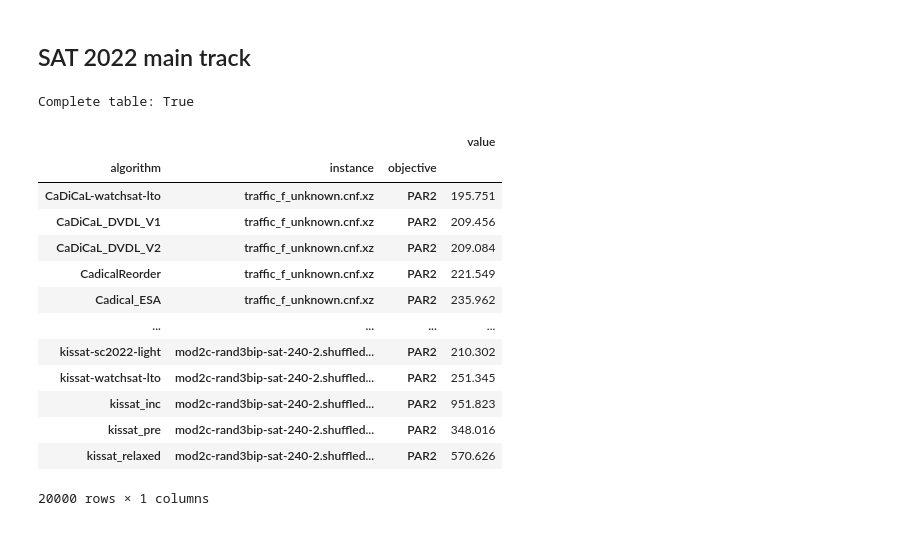
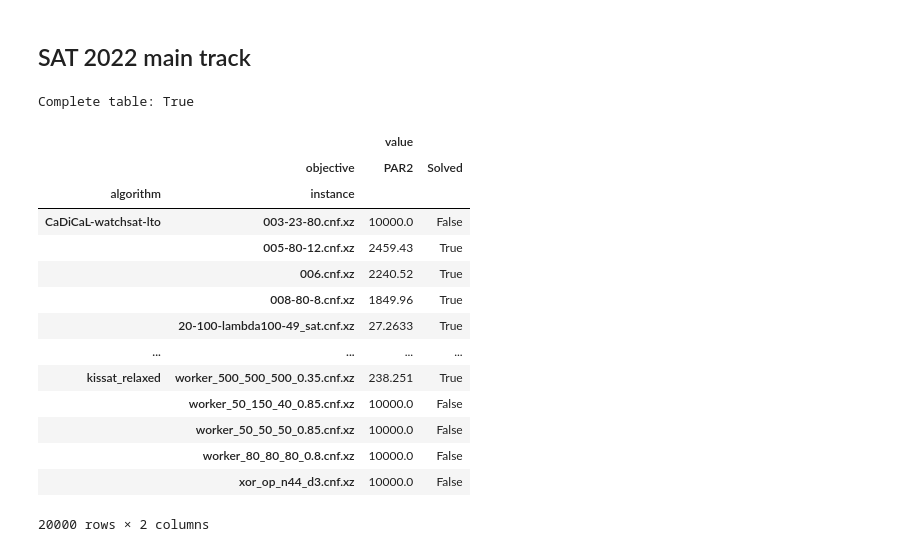
Before and after one commit to jeroenrook/robustranking, a Jupyter notebook: Experiments/main.ipynb, the cells around one changed output. Saved outputs shown, nothing was run; the diff lists cells and outputs as text; code cells hidden in the pictures.

```diff
--- a/Experiments/main.ipynb
+++ b/Experiments/main.ipynb
@@ -65,29 +67,31 @@ comparison.get_ranking()
 # %%
 df = pd.read_csv("./Rundata/sc2022-detailed-results/main-seq.csv")
 del df["verified-result"]
 del df["claimed-result"]
 del df["hash"]
-df["objective"] = "PAR2"
-df = df.set_index(["benchmark", "objective"])
-df = df.stack().reset_index()
+df = df.set_index(["benchmark"])
+df = df.stack().reset_index().rename(columns={"level_1": "algorithm", "benchmark": "instance", 0: "PAR2"})
+df["Solved"] = df["PAR2"] < 10000  # Solved instances
+#df = df.set_index(["algorithm", "instance"])#.stack().reset_index().rename(columns={"level_2": "objective", 0: "value"})
 
 competition = Benchmark()
-competition.from_pandas(df, "level_2", "benchmark", "objective", 0)
+competition.from_pandas(df, "algorithm", "instance", ["PAR2", "Solved"])
 print("Complete table:", competition.check_complete())
-competition.to_pandas()
+competition.to_pandas().unstack("objective")
 # %% [output]
 Complete table: True
-|  |  |  | value |
-| algorithm | instance | objective |  |
-| CaDiCaL-watchsat-lto | traffic_f_unknown.cnf.xz | PAR2 | 195.751 |
-| CaDiCaL_DVDL_V1 | traffic_f_unknown.cnf.xz | PAR2 | 209.456 |
-| CaDiCaL_DVDL_V2 | traffic_f_unknown.cnf.xz | PAR2 | 209.084 |
-| CadicalReorder | traffic_f_unknown.cnf.xz | PAR2 | 221.549 |
-| Cadical_ESA | traffic_f_unknown.cnf.xz | PAR2 | 235.962 |
+|  |  | value |  |
+|  | objective | PAR2 | Solved |
+| algorithm | instance |  |  |
+| CaDiCaL-watchsat-lto | 003-23-80.cnf.xz | 10000.0 | False |
+|  | 005-80-12.cnf.xz | 2459.43 | True |
+|  | 006.cnf.xz | 2240.52 | True |
+|  | 008-80-8.cnf.xz | 1849.96 | True |
+|  | 20-100-lambda100-49_sat.cnf.xz | 27.2633 | True |
 | ... | ... | ... | ... |
-| kissat-sc2022-light | mod2c-rand3bip-sat-240-2.shuffled... | PAR2 | 210.302 |
-| kissat-watchsat-lto | mod2c-rand3bip-sat-240-2.shuffled... | PAR2 | 251.345 |
-| kissat_inc | mod2c-rand3bip-sat-240-2.shuffled... | PAR2 | 951.823 |
-| kissat_pre | mod2c-rand3bip-sat-240-2.shuffled... | PAR2 | 348.016 |
-| kissat_relaxed | mod2c-rand3bip-sat-240-2.shuffled... | PAR2 | 570.626 |
+| kissat_relaxed | worker_500_500_500_0.35.cnf.xz | 238.251 | True |
+|  | worker_50_150_40_0.85.cnf.xz | 10000.0 | False |
+|  | worker_50_50_50_0.85.cnf.xz | 10000.0 | False |
+|  | worker_80_80_80_0.8.cnf.xz | 10000.0 | False |
+|  | xor_op_n44_d3.cnf.xz | 10000.0 | False |
-20000 rows × 1 columns
+20000 rows × 2 columns
```
Also changed, not shown: parts of 14 cells of this notebook, 3 other files.
